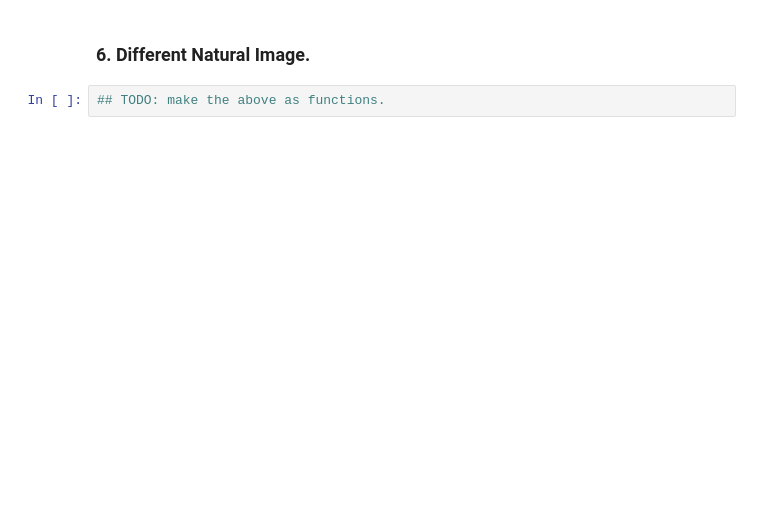
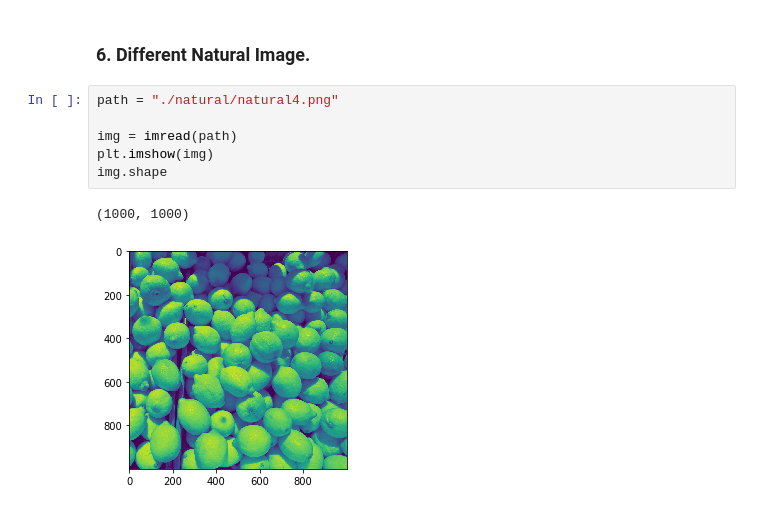
Before and after one commit to DorotheaMueller/mhbf, a Jupyter notebook: ex_1_budding_mueller.ipynb, the cells around one changed output. Drawn from its saved outputs; the diff is of its cells as text; blank space fills up the shorter version.

```diff
--- a/ex_1_budding_mueller.ipynb
+++ b/ex_1_budding_mueller.ipynb
@@ -339,4 +329,11 @@ Observation
 # %% [markdown]
 ### 6. Different Natural Image.
-# %%
-## TODO: make the above as functions.
+# %%
+path = "./natural/natural4.png"
+
+img = imread(path)
+plt.imshow(img)
+img.shape
+# %% [output]
+(1000, 1000)
+[figure, added]
```
Also changed, not shown: parts of 20 cells of this notebook.
